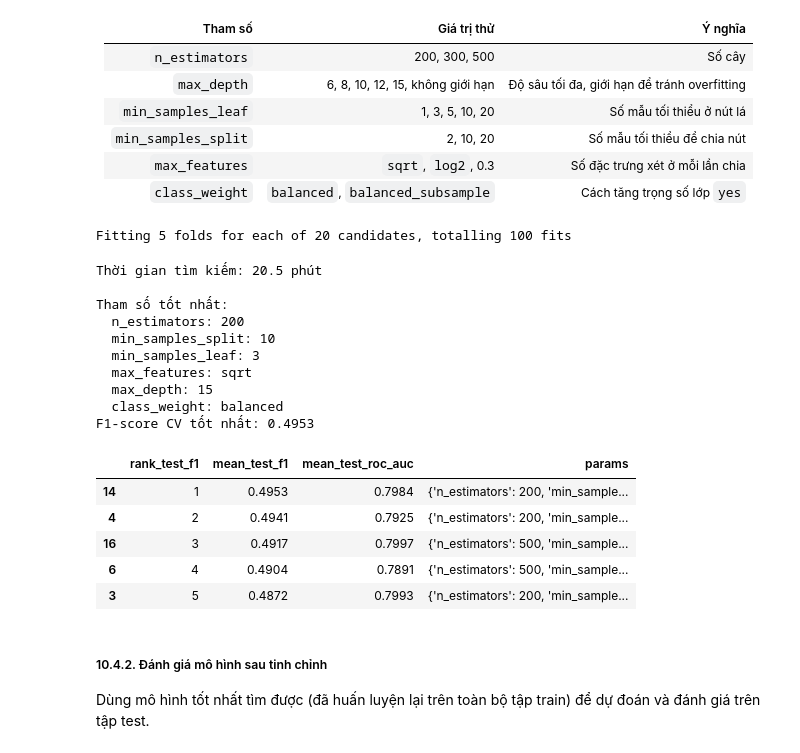
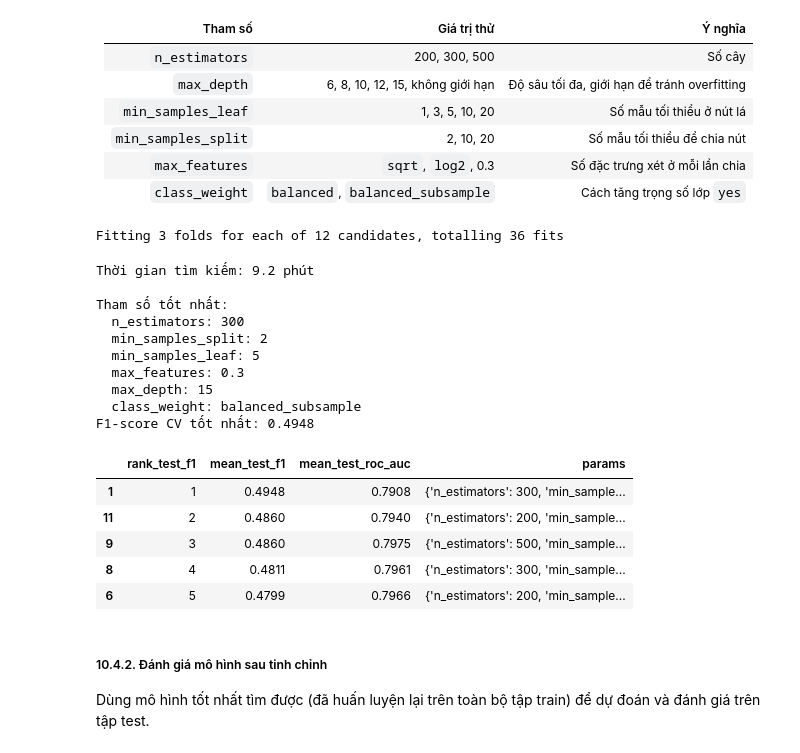
Before and after one commit to QuiBao47/MayHoc_Nhom, a Jupyter notebook: Đồ án cuối kỳ/notebooks/Random_Forest/RandomForest_Huỳnh Quí Bảo.ipynb, the cells around one changed output. Cells and saved outputs as stored; diff of their text form; code cells hidden in the pictures.

```diff
--- a/Đồ án cuối kỳ/notebooks/Random_Forest/RandomForest_Huỳnh Quí Bảo.ipynb
+++ b/Đồ án cuối kỳ/notebooks/Random_Forest/RandomForest_Huỳnh Quí Bảo.ipynb
@@ -485,52 +485,52 @@ param_dist_rf = {
     "class_weight": ["balanced", "balanced_subsample"],
 }
 
-skf = StratifiedKFold(n_splits=5, shuffle=True, random_state=42)
+skf = StratifiedKFold(n_splits=3, shuffle=True, random_state=42)
 
 # n_jobs=1 cho mô hình, song song hóa ở mức RandomizedSearchCV
 search_rf = RandomizedSearchCV(
     estimator=RandomForestClassifier(random_state=42, n_jobs=1),
     param_distributions=param_dist_rf,
-    n_iter=20,
+    n_iter=12,
     scoring={"f1": "f1", "roc_auc": "roc_auc"},
     refit="f1",
     cv=skf,
     n_jobs=-1,
     random_state=42,
     verbose=1,
 )
 
 start = time.time()
 search_rf.fit(X_train, y_train)
 print(f"Thời gian tìm kiếm: {(time.time() - start) / 60:.1f} phút")
 
 print("\nTham số tốt nhất:")
 for k, v in search_rf.best_params_.items():
     print(f"  {k}: {v}")
 print(f"F1-score CV tốt nhất: {search_rf.best_score_:.4f}")
 
 # Top 5 tổ hợp tốt nhất
 cv_rf = pd.DataFrame(search_rf.cv_results_)
 cols = ["rank_test_f1", "mean_test_f1", "mean_test_roc_auc", "params"]
 display(cv_rf.sort_values("rank_test_f1")[cols].head(5).round(4))
 # %% [output]
-Fitting 5 folds for each of 20 candidates, totalling 100 fits
+Fitting 3 folds for each of 12 candidates, totalling 36 fits
-Thời gian tìm kiếm: 20.5 phút
+Thời gian tìm kiếm: 9.2 phút
 
 Tham số tốt nhất:
-  n_estimators: 200
-  min_samples_split: 10
-  min_samples_leaf: 3
-  max_features: sqrt
+  n_estimators: 300
+  min_samples_split: 2
+  min_samples_leaf: 5
+  max_features: 0.3
   max_depth: 15
-  class_weight: balanced
-F1-score CV tốt nhất: 0.4953
+  class_weight: balanced_subsample
+F1-score CV tốt nhất: 0.4948
 |  | rank_test_f1 | mean_test_f1 | mean_test_roc_auc | params |
-| 14 | 1 | 0.4953 | 0.7984 | {'n_estimators': 200, 'min_sample... |
-| 4 | 2 | 0.4941 | 0.7925 | {'n_estimators': 200, 'min_sample... |
-| 16 | 3 | 0.4917 | 0.7997 | {'n_estimators': 500, 'min_sample... |
-| 6 | 4 | 0.4904 | 0.7891 | {'n_estimators': 500, 'min_sample... |
-| 3 | 5 | 0.4872 | 0.7993 | {'n_estimators': 200, 'min_sample... |
+| 1 | 1 | 0.4948 | 0.7908 | {'n_estimators': 300, 'min_sample... |
+| 11 | 2 | 0.4860 | 0.7940 | {'n_estimators': 200, 'min_sample... |
+| 9 | 3 | 0.4860 | 0.7975 | {'n_estimators': 500, 'min_sample... |
+| 8 | 4 | 0.4811 | 0.7961 | {'n_estimators': 300, 'min_sample... |
+| 6 | 5 | 0.4799 | 0.7966 | {'n_estimators': 200, 'min_sample... |
 # %% [markdown]
 ##### 10.4.2. Đánh giá mô hình sau tinh chỉnh
 
```
Also changed, not shown: parts of 7 cells of this notebook, 22 other files.
